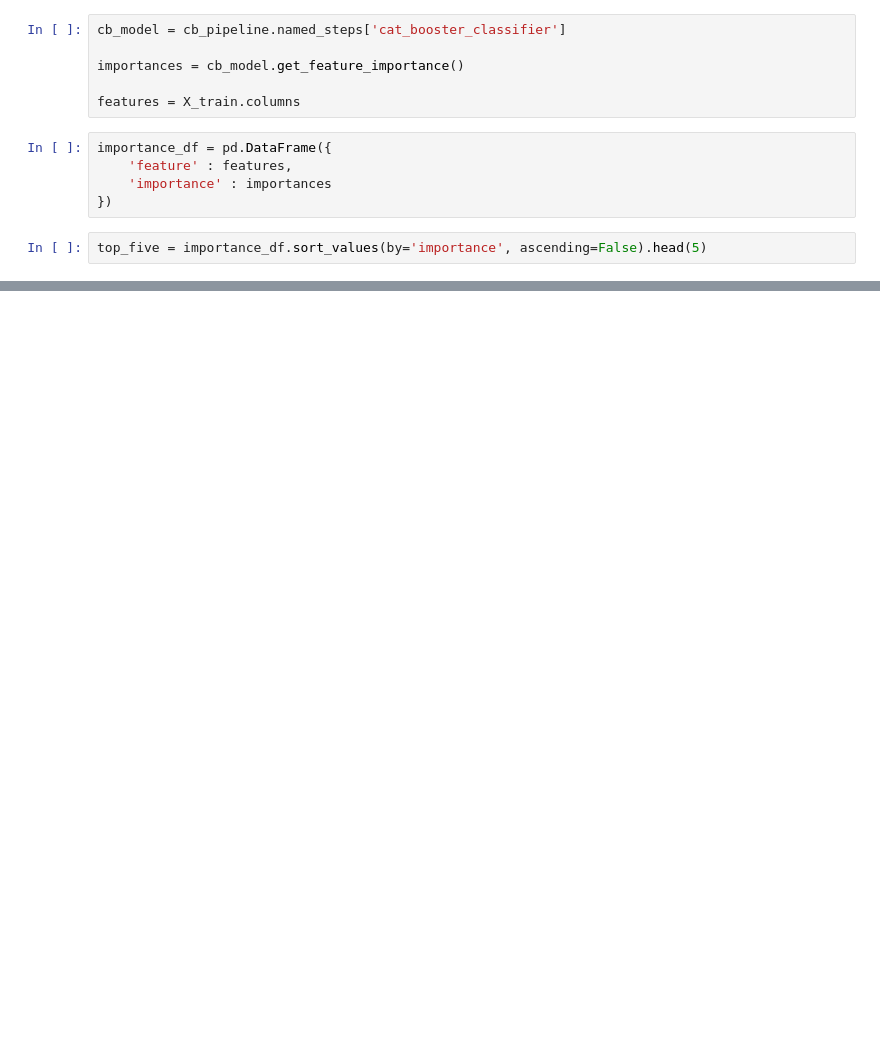
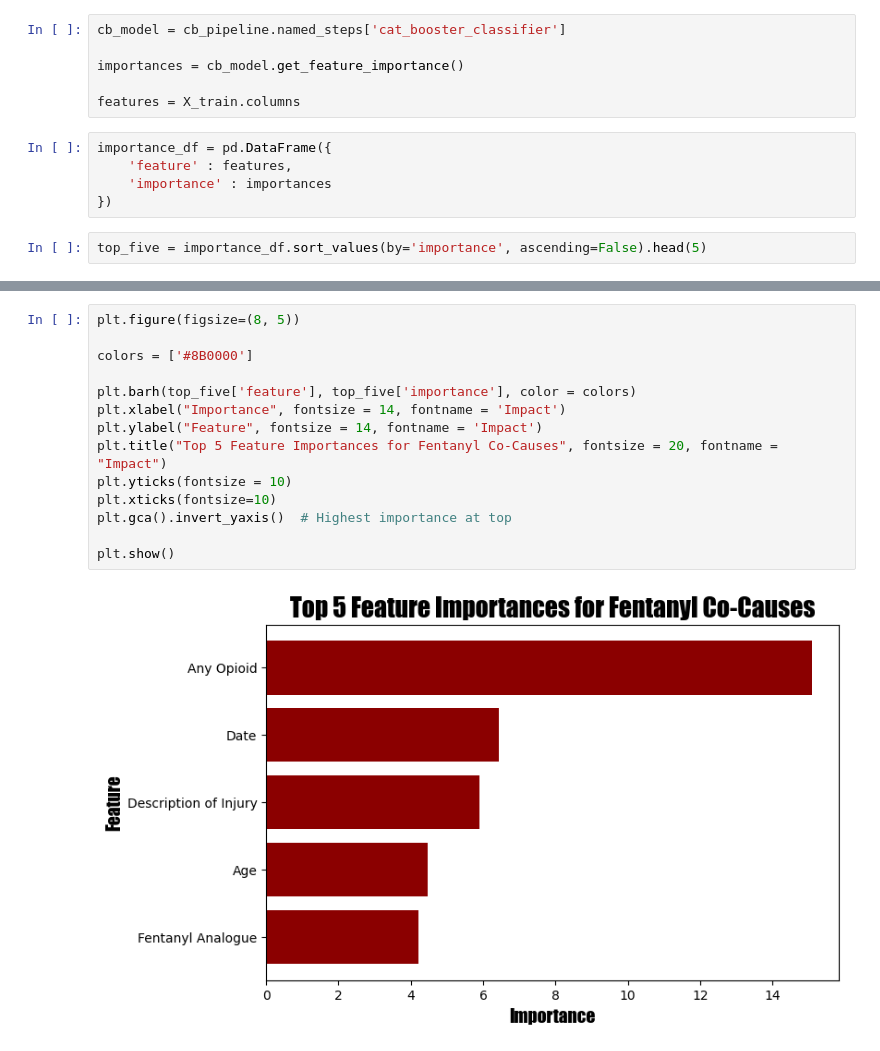
Before and after one commit to ellaprince90/Drug-Data, a Jupyter notebook: Drug Data Interpreted.ipynb, the cells around one changed output, grey strips where cells are left out. Cells and saved outputs as stored; diff of their text form; blank space fills up the shorter version.

Commit message:
Made visualization of top five factos affecting overdose

```diff
--- a/Drug Data Interpreted.ipynb
+++ b/Drug Data Interpreted.ipynb
@@ -341,0 +345,16 @@ top_five.head()
+# %%
+plt.figure(figsize=(8, 5))
+
+colors = ['#8B0000']
+
+plt.barh(top_five['feature'], top_five['importance'], color = colors)
+plt.xlabel("Importance", fontsize = 14, fontname = 'Impact')
+plt.ylabel("Feature", fontsize = 14, fontname = 'Impact')
+plt.title("Top 5 Feature Importances for Fentanyl Co-Causes", fontsize = 20, fontname = "Impact")
+plt.yticks(fontsize = 10)
+plt.xticks(fontsize=10)
+plt.gca().invert_yaxis()  # Highest importance at top
+
+plt.show()
+# %% [output]
+[figure, added]
```
Also changed, not shown: parts of 6 cells of this notebook, 4 other files.
